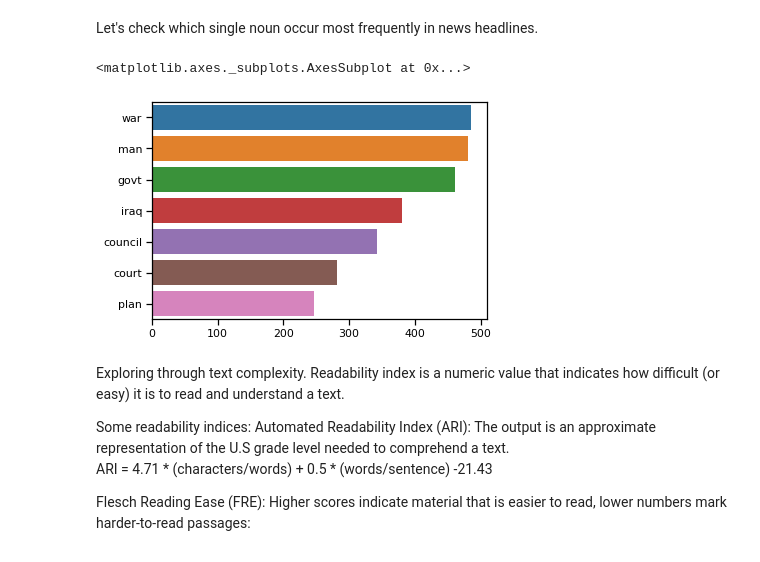
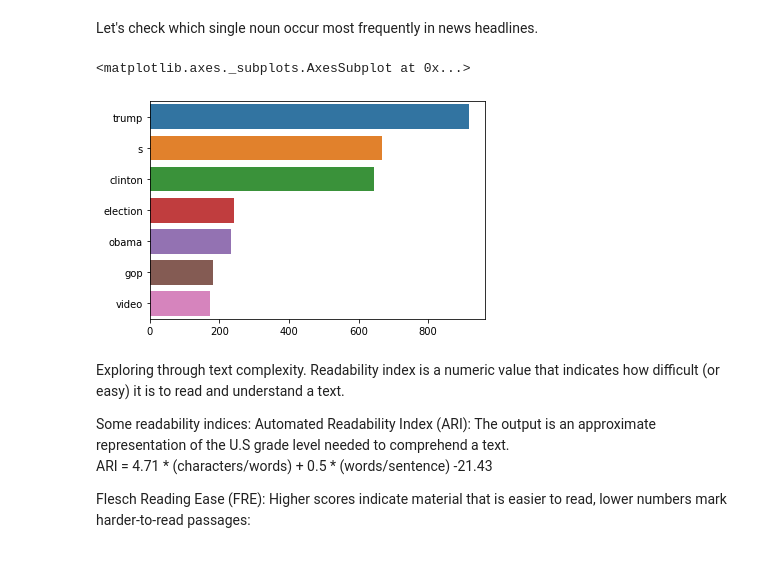
Before and after one commit to Cauchy-1899c/Project-4-LanguageProcessing, a Jupyter notebook: DST assignment 3 Kexi, Kostas, Haimeng, Mateusz.ipynb, the cells around one changed output. Saved outputs shown, nothing was run; the diff lists cells and outputs as text; code cells hidden in the pictures.

```diff
--- a/DST assignment 3 Kexi, Kostas, Haimeng, Mateusz.ipynb
+++ b/DST assignment 3 Kexi, Kostas, Haimeng, Mateusz.ipynb
@@ -518,4 +465,4 @@ news['polarity_score'].hist()
 # %%
-news_test['polarity_score']=news_test['headline_text'].\
+news['polarity_score_text']=news['text'].\
     apply(lambda x: polarity(x))
-news_test['polarity_score'].hist()
+news_test['polarity_score_text'].hist()
@@ -534,3 +510,7 @@ news['subjectivity_score'].hist()
 # %% [output]
 <matplotlib.axes._subplots.AxesSubplot at 0x...>
 [figure]
+# %%
+news['subjectivity_score_text']=news['text'].\
+    apply(lambda x: subjectivity(x))
+news['subjectivity_score_text'].hist()
@@ -698,0 +699,12 @@ IDEA: plot sentiment associated with a person, place etc.
+# %%
+def ner(text, ent='PERSON'):
+    doc=nlp(text)
+    return [x.text for x in doc.ents if x.label_ == ent]
+
+person=news_test['title'].apply(lambda x: ner(x))
+person=[i for x in person for i in x]
+counter = Counter(person)
+
+x,y=map(list,zip(*counter.most_common(10)))
+plt.title('The most often occuring names in the ABC headlines')
+sns.barplot(y,x)
@@ -731,7 +879,7 @@ def pos(text):
     pos=list(map(list,zip(*pos)))[1]
     return pos
 
-tags=news_test['headline_text'].apply(lambda x: pos(x))
+tags=news_test['title'].apply(lambda x: pos(x))
 tags=[x for l in tags for x in l]
 counter=Counter(tags)
 
@@ -745,21 +893,21 @@ Let's check which single noun occur most frequently in news headlines.
 # %%
 def get_adjs(text):
     adj=[]
     pos=nltk.pos_tag(word_tokenize(text))
     for word, tag in pos:
         if tag=='NN':
             adj.append(word)
     return adj
 
-words=news['headline_text'].apply(lambda x : get_adjs(x))
+words=news['title'].apply(lambda x : get_adjs(x))
 words=[x for l in words for x in l]
 counter=Counter(words)
 
 x,y=list(map(list,zip(*counter.most_common(7))))
 sns.barplot(x=y, y=x)
 # %% [output]
 <matplotlib.axes._subplots.AxesSubplot at 0x...>
-[figure, old version]
+[figure, new version]
 # %% [markdown]
 Exploring through text complexity.
 Readability index is a numeric value that indicates how difficult (or easy) it is to read and understand a text.
```
Also changed, not shown: parts of 126 cells of this notebook.
